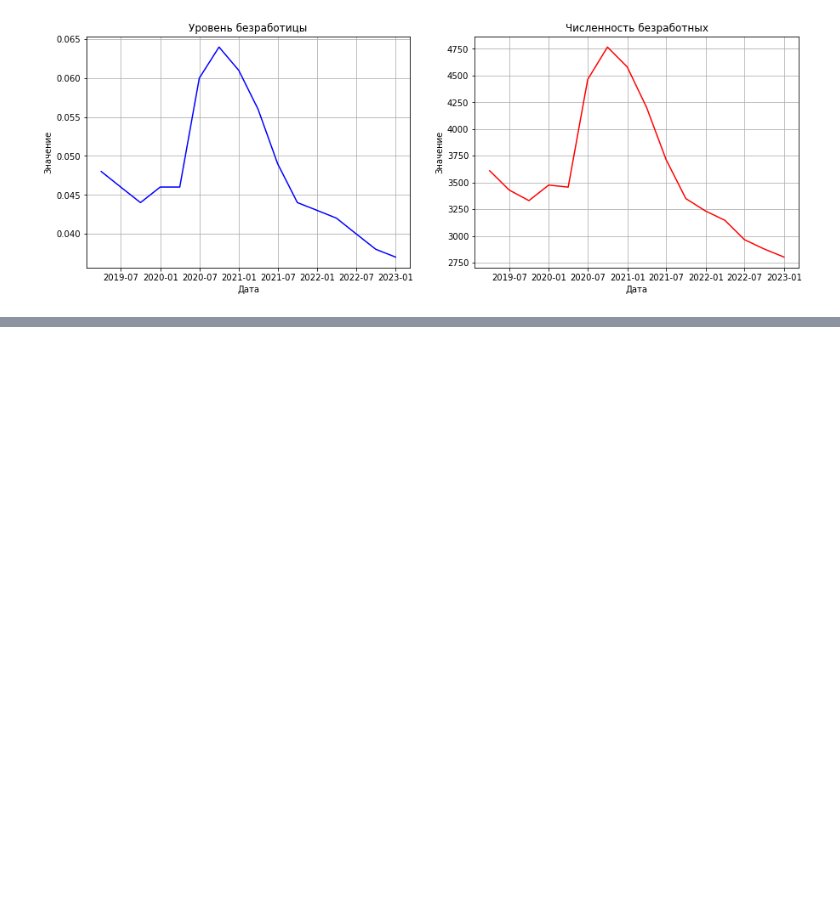
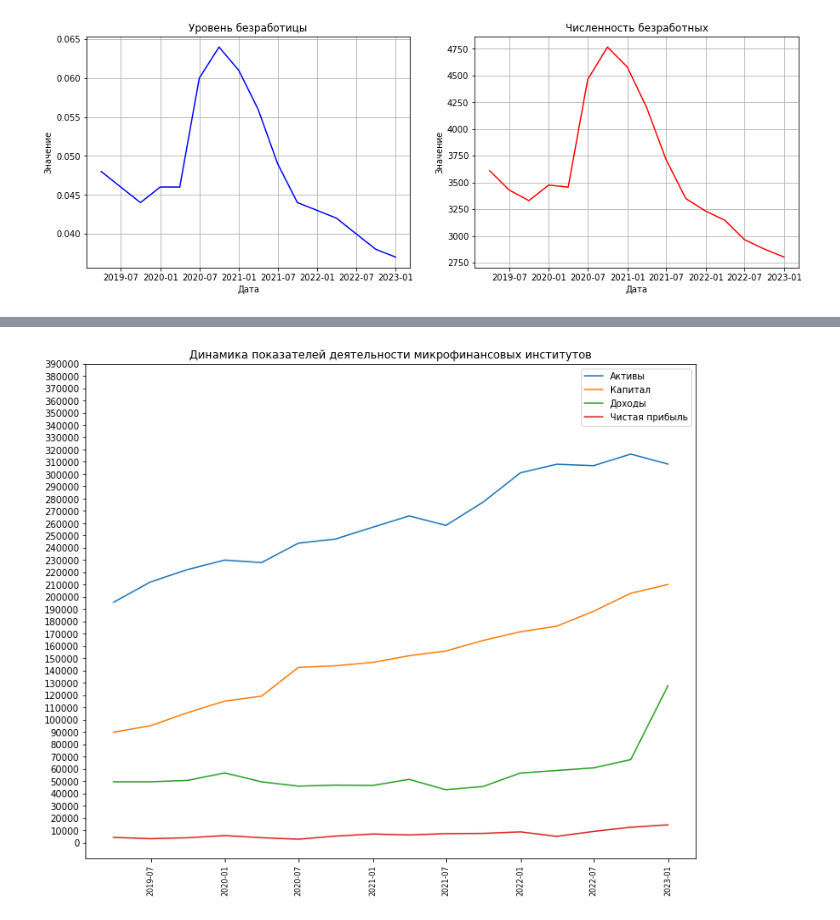
Before and after one commit to torosyantig/microfinance_market, a Jupyter notebook: model.ipynb, the cells around one changed output, grey strips where cells are left out. Drawn from its saved outputs; the diff is of its cells as text; code cells hidden in the pictures; blank space fills up the shorter version.

```diff
--- a/model.ipynb
+++ b/model.ipynb
@@ -381,0 +445,21 @@ plt.show()
+# %%
+# создание графика
+plt.figure(figsize=(12,10))
+
+plt.plot(micro_data['Показатели деятельности микрофинансовых институтов'], micro_data['Активы, млн. руб'], label='Активы')
+plt.plot(micro_data['Показатели деятельности микрофинансовых институтов'], micro_data['Капитал, млн. руб'], label='Капитал')
+plt.plot(micro_data['Показатели деятельности микрофинансовых институтов'], micro_data['Доходы (не включая сумму налога на добавленную стоимость) от всех видов деятельности за отчетный квартал, млн руб.'], label='Доходы')
+plt.plot(micro_data['Показатели деятельности микрофинансовых институтов'], micro_data['Чистая прибыль, за отчетный квартал, млн. руб'], label='Чистая прибыль')
+
+# добавление легенды и заголовка
+plt.legend()
+plt.title('Динамика показателей деятельности микрофинансовых институтов')
+
+# настройка осей
+plt.xticks(rotation=90)
+plt.tick_params(axis='x', labelsize=8)
+plt.tick_params(axis='y', labelsize=10)
+plt.yticks(range(0, 400000, 10000))
+plt.show()
+# %% [output]
+[figure, added]
```
Also changed, not shown: parts of 9 cells of this notebook, 1 other file.
